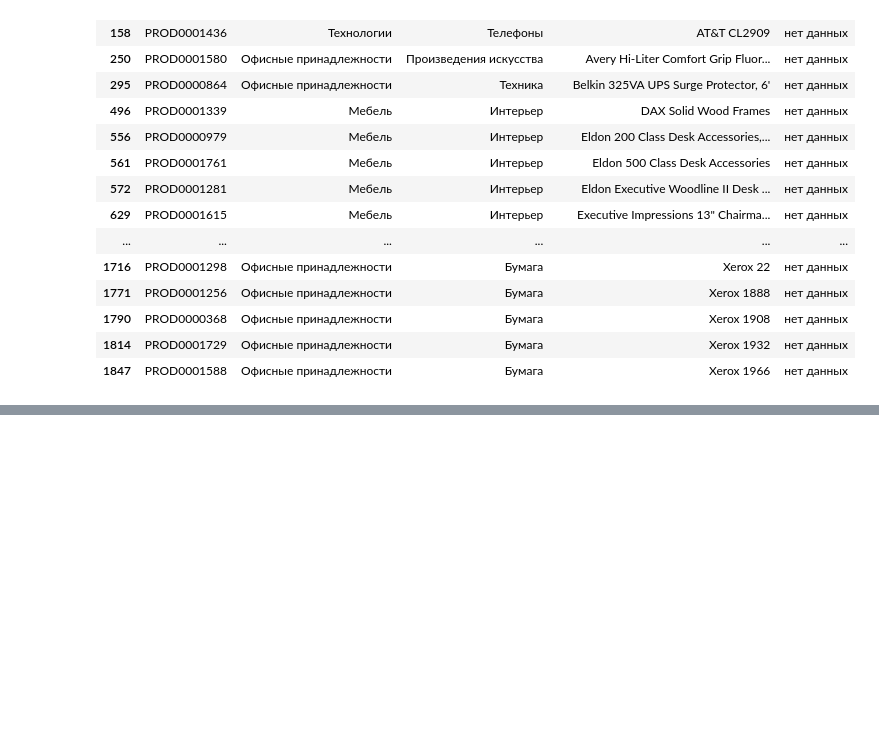
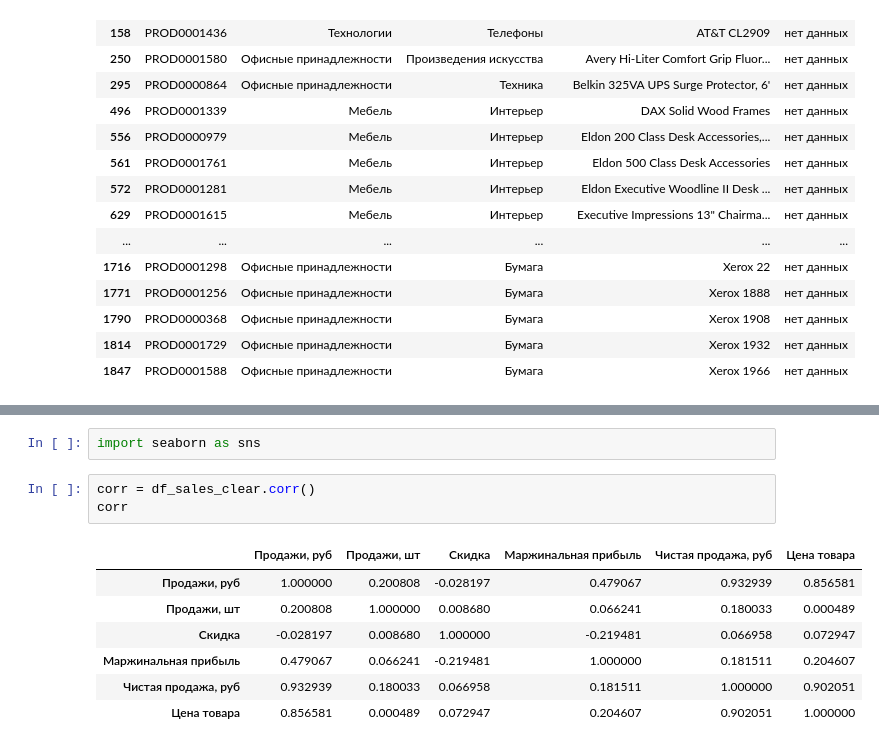
Before and after one commit to OctoBus177/Krok_data_analyses, a Jupyter notebook: all.ipynb, the cells around one changed output, grey strips where cells are left out. Drawn from its saved outputs; the diff is of its cells as text; blank space fills up the shorter version.

```diff
--- a/all.ipynb
+++ b/all.ipynb
@@ -552,0 +630,13 @@ export_df_in_excel('Analysis.xlsx','Нет данных продаж', df_pivot_
+# %%
+import seaborn as sns
+# %%
+corr = df_sales_clear.corr()
+corr
+# %% [output]
+|  | Продажи, руб | Продажи, шт | Скидка | Маржинальная прибыль | Чистая продажа, руб | Цена товара |
+| Продажи, руб | 1.000000 | 0.200808 | -0.028197 | 0.479067 | 0.932939 | 0.856581 |
+| Продажи, шт | 0.200808 | 1.000000 | 0.008680 | 0.066241 | 0.180033 | 0.000489 |
+| Скидка | -0.028197 | 0.008680 | 1.000000 | -0.219481 | 0.066958 | 0.072947 |
+| Маржинальная прибыль | 0.479067 | 0.066241 | -0.219481 | 1.000000 | 0.181511 | 0.204607 |
+| Чистая продажа, руб | 0.932939 | 0.180033 | 0.066958 | 0.181511 | 1.000000 | 0.902051 |
+| Цена товара | 0.856581 | 0.000489 | 0.072947 | 0.204607 | 0.902051 | 1.000000 |
```
Also changed, not shown: parts of 23 cells of this notebook, 2 other files.
